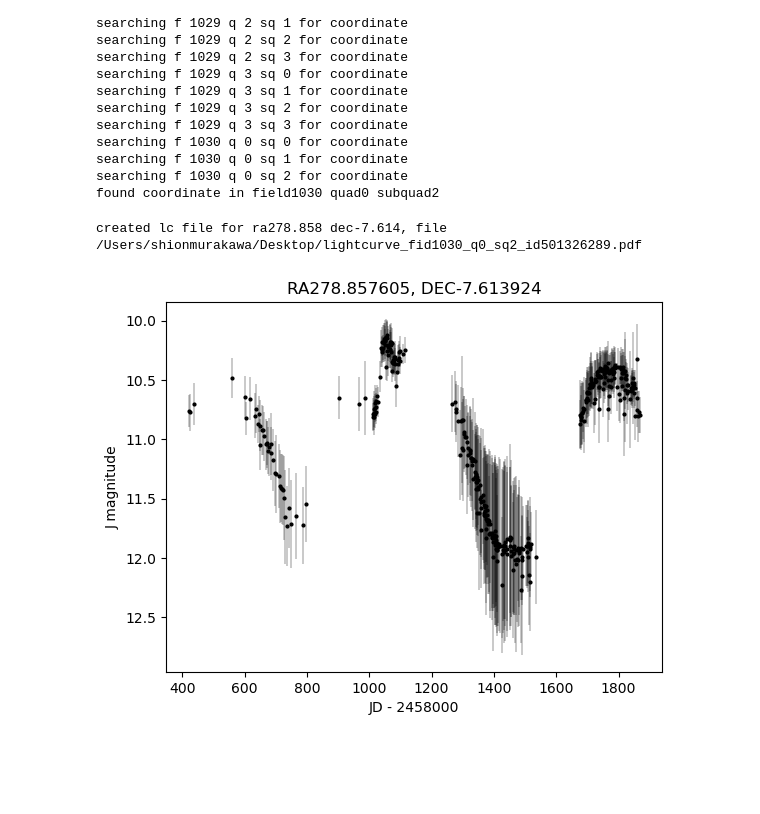
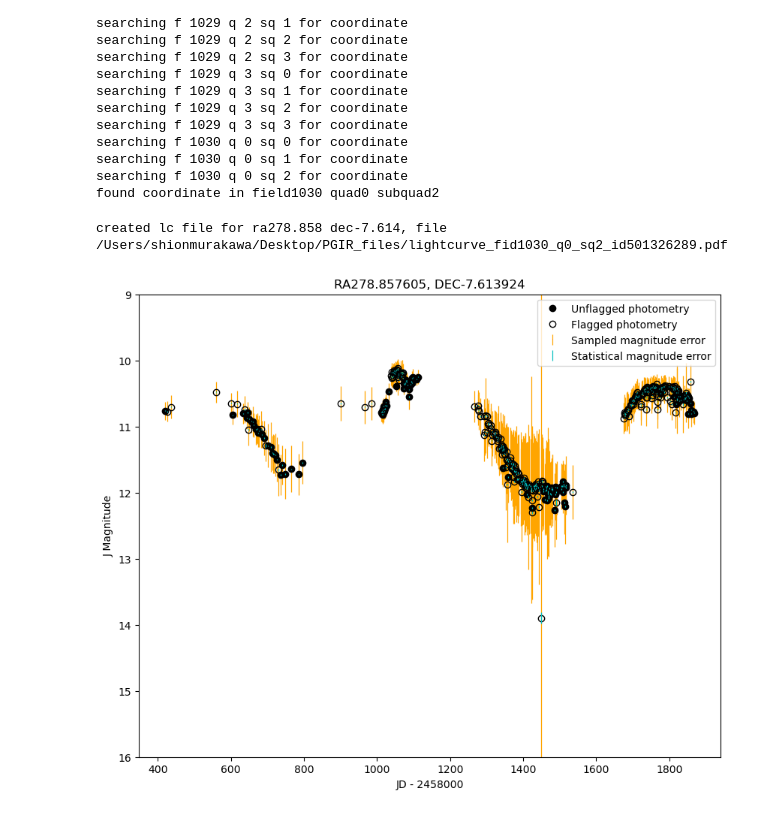
Before and after one commit to shionmu/Palomar-Gattini-IR-Catalog, a Jupyter notebook: PGIR_make_lightcurve.ipynb, the cells around one changed output. Saved outputs shown, nothing was run; the diff lists cells and outputs as text; code cells hidden in the pictures; blank space fills up the shorter version.

```diff
--- a/PGIR_make_lightcurve.ipynb
+++ b/PGIR_make_lightcurve.ipynb
@@ -13,16 +13,16 @@ from astropy.coordinates import Angle
 import csv
 # %%
 #files and folders
-folderdir = '/scr2/shionmu/matchfiledata/20230725/'
+folderdir = 'matchfilefolder' #matchfile directory
 lcfiledir = 'lcfolder' #insert light curve directory!
 #coordinate identifiers. matches input coordinates to matchfile.
-sqcoordfile = '/home/shionmu/sq_fields.csv' #file location of sq_fields.csv
-coordfile = '/Users/shionmurakawa/fieldcoords.csv' #file location of fieldcoords.csv
+sqcoordfile = folderdir+ 'sq_fields.csv' #file location of sq_fields.csv
+coordfile = folderdir+'fieldcoords.csv' #file location of fieldcoords.csv
 # %%
 #set your RA, DEC, and Threshold radius
-ra = #ra in degrees here
-dec = #dec in degrees here
-thresh = #thresh in arcsec here
+ra = 278.858#ra in degrees here
+dec = -7.614#dec in degrees here
+thresh = 10#thresh in arcsec here
 thresh = thresh * u.arcsec
 # %%
 #find fields with specified coordinates within 5 degrees
@@ -174,6 +173,10 @@ mag = [list(sourceinfo['mags'])[ind] for ind in range(len(procflags)) if procfla
 jd = [list(sourceinfo['jds'])[ind] for ind in range(len(procflags)) if procflags[ind] == False]
 magerr = [list(sourceinfo['magerrs'])[ind] for ind in range(len(procflags)) if procflags[ind] == False]
 staterr = [list(sourceinfo['staterrs'])[ind] for ind in range(len(procflags)) if procflags[ind] == False]
+badmag = [list(sourceinfo['mags'])[ind] for ind in range(len(procflags)) if procflags[ind] == True]
+badjd = [list(sourceinfo['jds'])[ind] for ind in range(len(procflags)) if procflags[ind] == True]
+badmagerr = [list(sourceinfo['magerrs'])[ind] for ind in range(len(procflags)) if procflags[ind] == True]
+badstaterr = [list(sourceinfo['staterrs'])[ind] for ind in range(len(procflags)) if procflags[ind] == True]
 
 #get the rest of relevant information
 sourceid = sourceinfo['id']
@@ -182,20 +185,26 @@ deccat = sourceinfo['dec']
 # %%
 #name light curve file
 lcfilename = lcfiledir + 'lightcurve_fid%s_q%s_sq%s_id%d.pdf'%(fieldsource, quadsource, subquadsource, sourceid)
 
 #plot and save figure
-plt.figure()
+plt.figure(figsize=(10,8))
 
 #choose between plotting with the PSF error or statistical error of measurement
-plt.errorbar(jd, mag, yerr=magerr, fmt='.', color='k', elinewidth=0.3, ms=4, ls='')
-#plt.errorbar(jd, mag, yerr=staterr, fmt='.', color='k', elinewidth=0.3, ms=4, ls='')
+plt.errorbar(jd, mag, fmt='o', color='k', ms=6, ls='', zorder=10, label='Unflagged photometry')
+plt.errorbar(badjd, badmag, fmt='o', markeredgecolor='k', markerfacecolor='none', ms=6, ls='', zorder=10, label='Flagged photometry')
+plt.errorbar(jd, mag, yerr=magerr, fmt=',', elinewidth=0.9, ms=6, ecolor='orange', zorder=0, label='Sampled magnitude error')
+plt.errorbar(badjd, badmag, yerr=badmagerr, fmt=',', elinewidth=0.9, ms=6, ecolor='orange', zorder=0)
+plt.errorbar(jd, mag, yerr=staterr, color='none', fmt=',', elinewidth=0.9, ms=6, ecolor='c', zorder=20, label='Statistical magnitude error')
+plt.errorbar(badjd, badmag, yerr=badstaterr, color='none', fmt=',', elinewidth=0.9, ms=6, ecolor='c', zorder=20)
+
 plt.xlabel('JD - 2458000')
 plt.ylabel('J Magnitude')
 plt.title('RA%.6f, DEC%.6f' % (float(racat), float(deccat)))
 plt.gca().invert_yaxis()
+plt.legend()
 plt.savefig(lcfilename)
 print('created lc file for ra%.3f dec%.3f, file %s' % (ra, dec, lcfilename))
 plt.show()
 # %% [output]
-created lc file for ra278.858 dec-7.614, file /Users/shionmurakawa/Desktop/lightcurve_fid1030_q0_sq2_id501326289.pdf
+created lc file for ra278.858 dec-7.614, file /Users/shionmurakawa/Desktop/PGIR_files/lightcurve_fid1030_q0_sq2_id501326289.pdf
-[figure, old version]
+[figure, new version]
```
Also changed, not shown: parts of 1 cell of this notebook.
